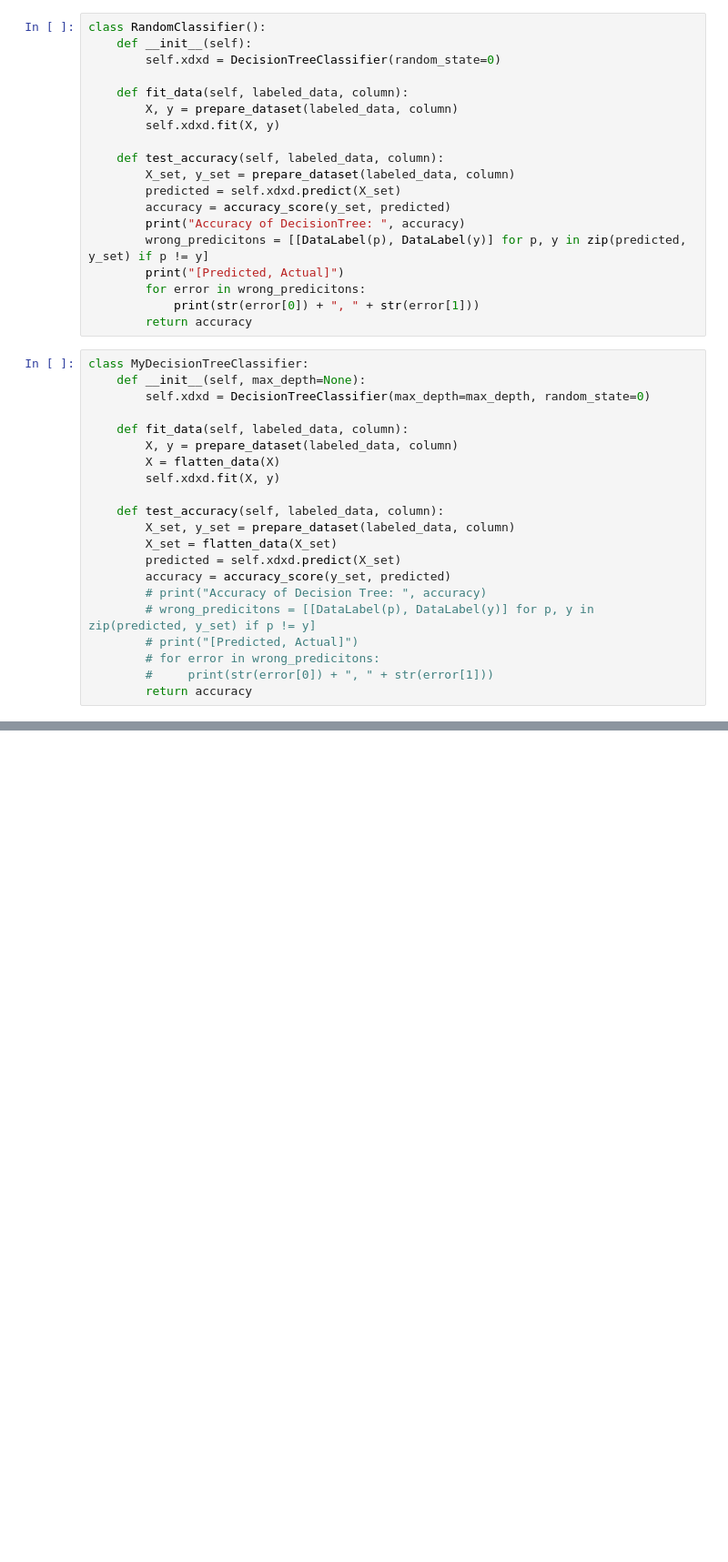
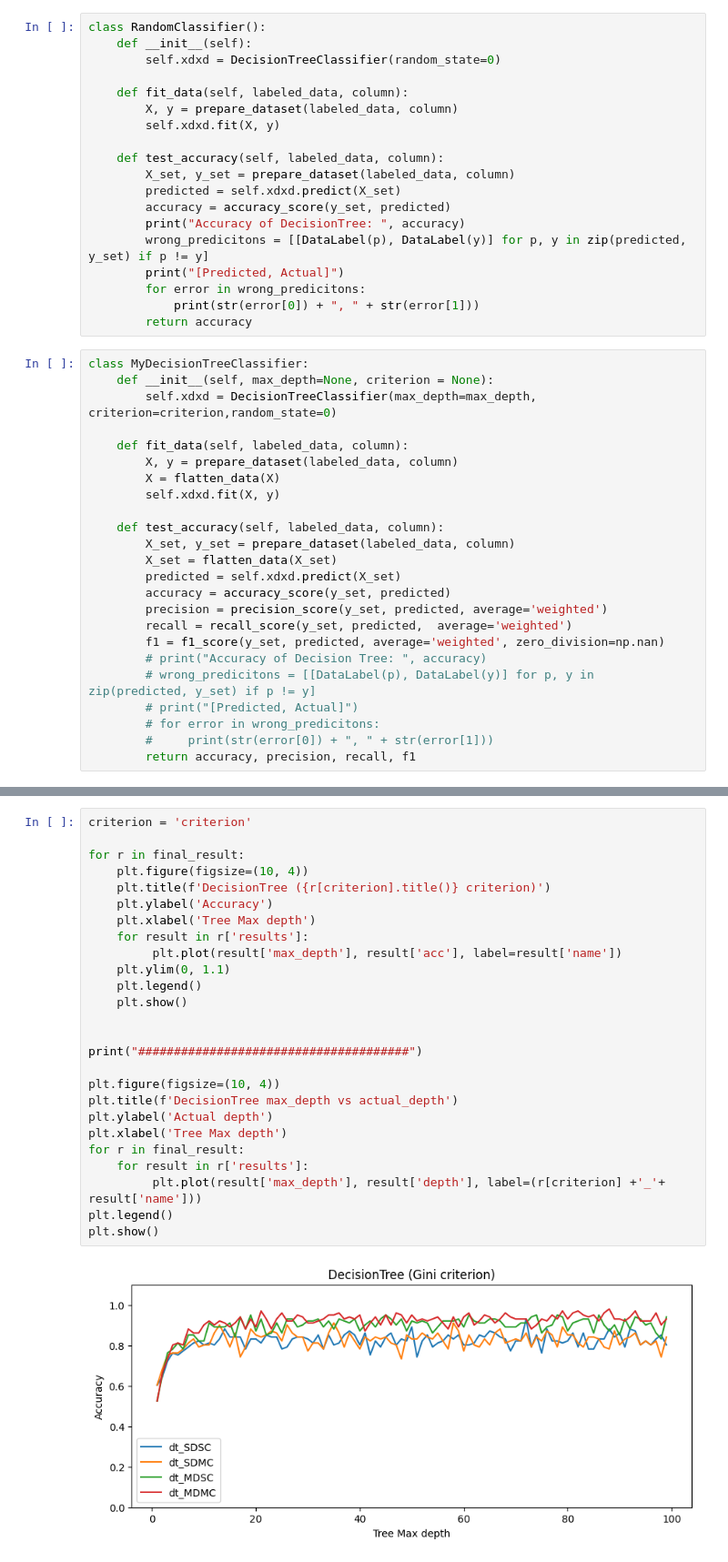
Before and after one commit to kkoz3434/Automatyczne-wykrywanie-i-klasyfikacja-zdarze-dla-system-w-monitorowania-warunk-w-rodowiskowych, a Jupyter notebook: decision_tree_tests/decision_tree_classifier.ipynb, the cells around one changed output, grey strips where cells are left out. Shown: that part at 91% size. Drawn from its saved outputs; the diff is of its cells as text; blank space fills up the shorter version.

```diff
--- a/decision_tree_tests/decision_tree_classifier.ipynb
+++ b/decision_tree_tests/decision_tree_classifier.ipynb
@@ -65,8 +65,8 @@ class RandomClassifier():
         return accuracy
 # %%
 class MyDecisionTreeClassifier:
-    def __init__(self, max_depth=None):
-        self.xdxd = DecisionTreeClassifier(max_depth=max_depth, random_state=0)
+    def __init__(self, max_depth=None, criterion = None):
+        self.xdxd = DecisionTreeClassifier(max_depth=max_depth, criterion=criterion,random_state=0)
 
     def fit_data(self, labeled_data, column):
         X, y = prepare_dataset(labeled_data, column)
@@ -78,12 +78,15 @@ class MyDecisionTreeClassifier:
         X_set = flatten_data(X_set)
         predicted = self.xdxd.predict(X_set)
         accuracy = accuracy_score(y_set, predicted)
+        precision = precision_score(y_set, predicted, average='weighted')
+        recall = recall_score(y_set, predicted,  average='weighted')
+        f1 = f1_score(y_set, predicted, average='weighted', zero_division=np.nan)
         # print("Accuracy of Decision Tree: ", accuracy)
         # wrong_predicitons = [[DataLabel(p), DataLabel(y)] for p, y in zip(predicted, y_set) if p != y]
         # print("[Predicted, Actual]")
         # for error in wrong_predicitons:
         #     print(str(error[0]) + ", " + str(error[1]))
-        return accuracy
+        return accuracy, precision, recall, f1
 # %%
 from matplotlib import pyplot as plt
 
@@ -190,0 +192,28 @@ checking: DT_MDMC
+# %%
+criterion = 'criterion'
+
+for r in final_result:
+    plt.figure(figsize=(10, 4))
+    plt.title(f'DecisionTree ({r[criterion].title()} criterion)')
+    plt.ylabel('Accuracy')
+    plt.xlabel('Tree Max depth')
+    for result in r['results']:
+         plt.plot(result['max_depth'], result['acc'], label=result['name'])
+    plt.ylim(0, 1.1)
+    plt.legend()
+    plt.show()
+
+
+print("######################################")
+
+plt.figure(figsize=(10, 4))
+plt.title(f'DecisionTree max_depth vs actual_depth')
+plt.ylabel('Actual depth')
+plt.xlabel('Tree Max depth')
+for r in final_result:
+    for result in r['results']:
+         plt.plot(result['max_depth'], result['depth'], label=(r[criterion] +'_'+ result['name']))
+plt.legend()
+plt.show()
+# %% [output]
+[figure, added]
```
Also changed, not shown: parts of 7 cells of this notebook, 5 other files.
